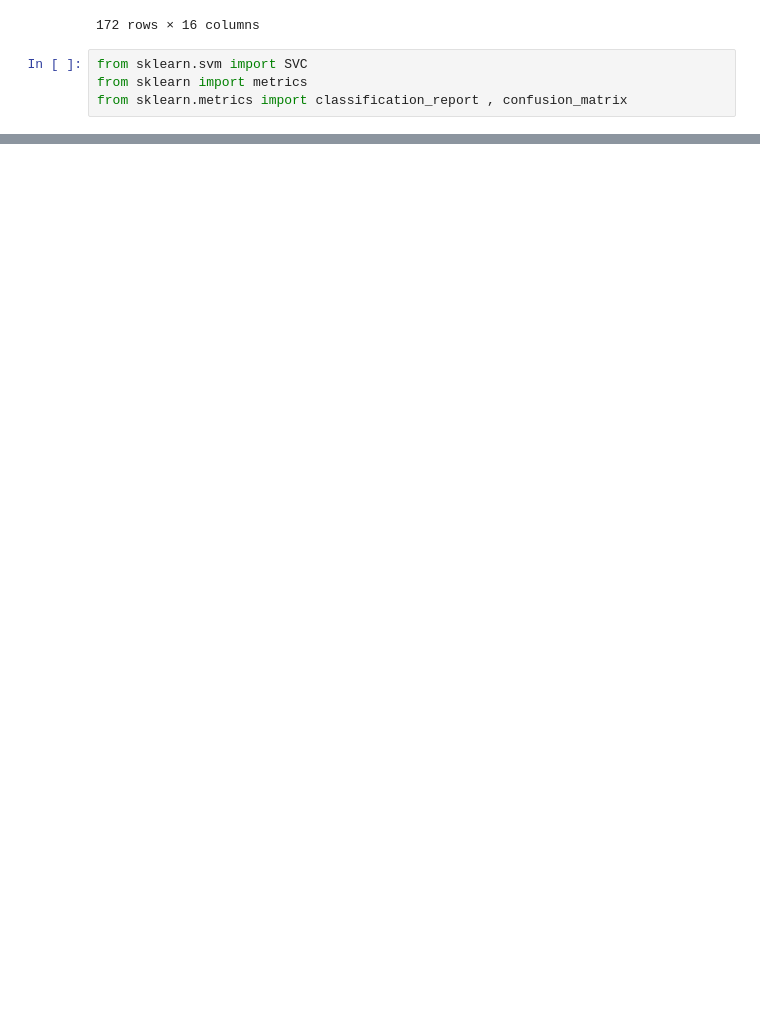
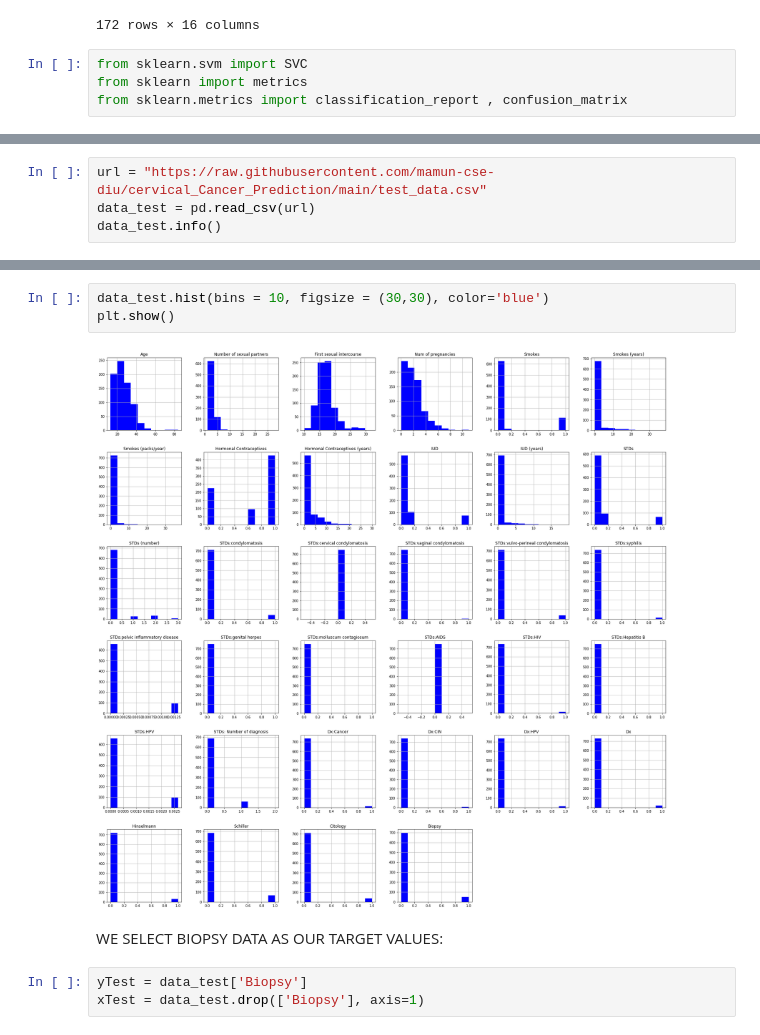
Before and after one commit to mamun-cse-diu/cervical_Cancer_Prediction, a Jupyter notebook: final_project.ipynb, the cells around one changed output, grey strips where cells are left out. Drawn from its saved outputs; the diff is of its cells as text; blank space fills up the shorter version.

```diff
--- a/final_project.ipynb
+++ b/final_project.ipynb
@@ -580,0 +541,4 @@ weighted avg       0.91      0.92      0.92       172
+# %%
+url = "https://raw.githubusercontent.com/mamun-cse-diu/cervical_Cancer_Prediction/main/test_data.csv"
+data_test = pd.read_csv(url)
+data_test.info()
@@ -580,0 +597,10 @@ weighted avg       0.91      0.92      0.92       172
+# %%
+data_test.hist(bins = 10, figsize = (30,30), color='blue')
+plt.show()
+# %% [output]
+[figure, added]
+# %% [markdown]
+WE SELECT BIOPSY DATA AS OUR TARGET VALUES:
+# %%
+yTest = data_test['Biopsy']
+xTest = data_test.drop(['Biopsy'], axis=1)
```
Also changed, not shown: parts of 88 cells of this notebook.
